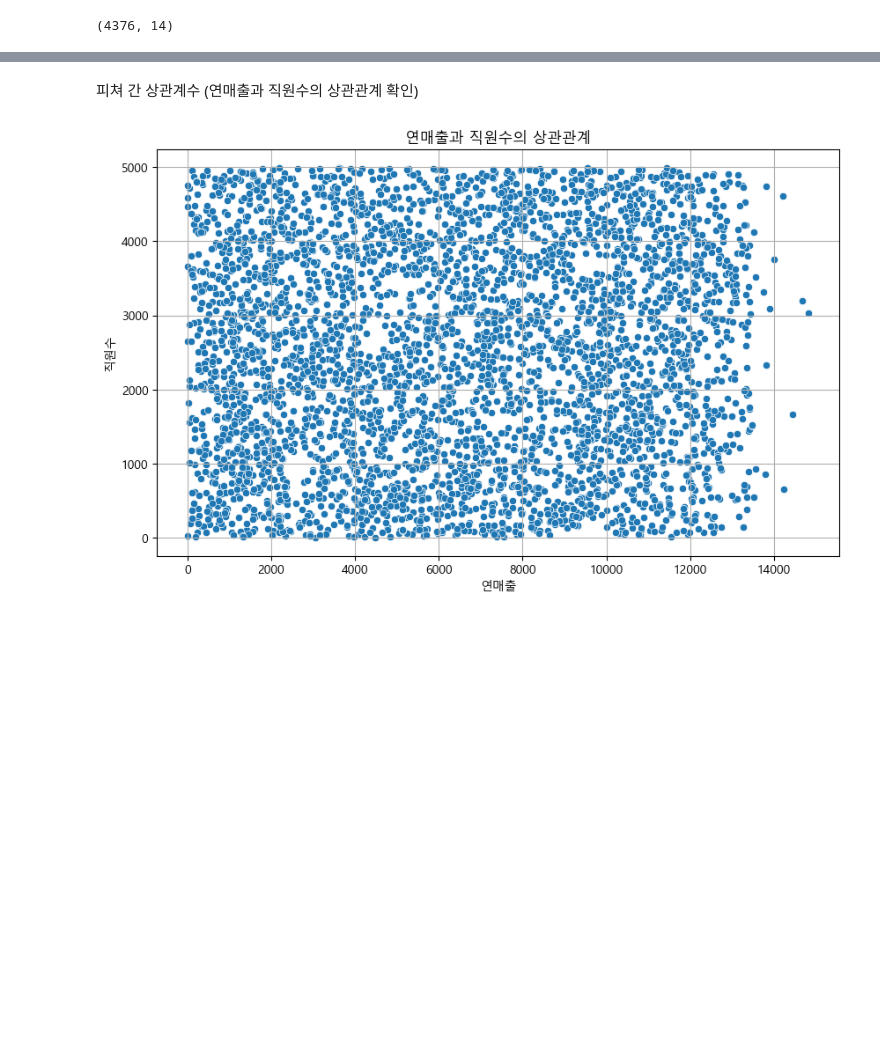
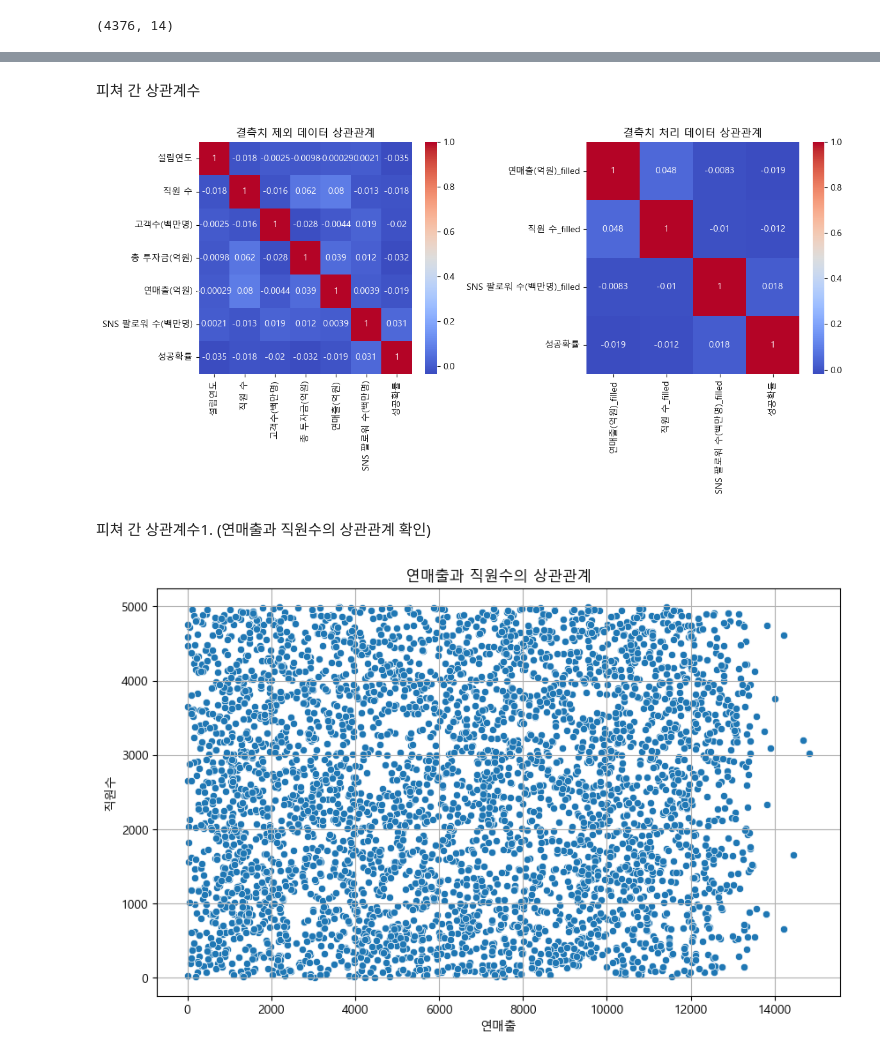
Before and after one commit to il-kwang/company_success, a Jupyter notebook: company_success.ipynb, the cells around one changed output, grey strips where cells are left out. Saved outputs shown, nothing was run; the diff lists cells and outputs as text; code cells hidden in the pictures; blank space fills up the shorter version.

```diff
--- a/company_success.ipynb
+++ b/company_success.ipynb
@@ -15,6 +15,7 @@ import platform
 import seaborn as sns
 from matplotlib import rc
 from scipy.stats import zscore
+import numpy as np
 if platform.system() == 'Windows':
     font_path = 'C:/Windows/Fonts/malgun.ttf'  # 맑은 고딕 폰트 경로
     font_name = fm.FontProperties(fname=font_path).get_name()
@@ -27,8 +28,9 @@ else:  # Linux
 # 데이터 확인 하기
 #files_in_parent = os.listdir(parent_dir)
 file_path = 'C:/Users/302/Documents/미래융합교육원/MLdata/probability_of_company_success/train.csv'
+home_file_path = 'C:/Users/user/OneDrive/문서/미래융합교육원/MLdata/company_success/train.csv'
 
-df = pd.read_csv(file_path)
+df = pd.read_csv(home_file_path)
 print(df.head())
 print(df.tail())
 # %% [output]
@@ -105,0 +110,10 @@ print(df.shape)
+# %%
+# 결측치 처리 (새로운 변수명으로 저장)
+df['연매출(억원)_filled'] = df['연매출(억원)'].fillna(df['연매출(억원)'].mean())
+df['직원 수_filled'] = df['직원 수'].fillna(df['직원 수'].mean())
+df['SNS 팔로워 수(백만명)_filled'] = df['SNS 팔로워 수(백만명)'].fillna(df['SNS 팔로워 수(백만명)'].mean())
+
+# 처리 결과 확인
+print(df[['연매출(억원)', '연매출(억원)_filled']].head())
+print(df[['직원 수', '직원 수_filled']].head())
+print(df[['SNS 팔로워 수(백만명)', 'SNS 팔로워 수(백만명)_filled']].head())
@@ -106,5 +139,40 @@ print(df.shape)
+# %% [markdown]
+피쳐 간 상관계수
+# %%
+# 1. 결측치가 있는 데이터를 제외한 데이터
+df_no_missing = df.dropna()
+
+# 숫자형 데이터만 선택
+df_no_missing_numeric = df_no_missing.select_dtypes(include=[np.number])
+
+# 2. 결측치를 처리한 데이터 (새로운 변수 사용)
+df_filled = df.copy()
+df_filled['연매출(억원)_filled'] = df['연매출(억원)'].fillna(df['연매출(억원)'].mean())
+df_filled['직원 수_filled'] = df['직원 수'].fillna(df['직원 수'].mean())
+df_filled['SNS 팔로워 수(백만명)_filled'] = df['SNS 팔로워 수(백만명)'].fillna(df['SNS 팔로워 수(백만명)'].mean())
+
+# 숫자형 데이터만 선택
+df_filled_numeric = df_filled[['연매출(억원)_filled', '직원 수_filled', 'SNS 팔로워 수(백만명)_filled', '성공확률']]
+
+# 3. 히트맵 시각화
+plt.figure(figsize=(12, 6))
+
+# (1) 결측치 제외 데이터 히트맵
+plt.subplot(1, 2, 1)
+sns.heatmap(df_no_missing_numeric.corr(), annot=True, cmap='coolwarm')
+plt.title("결측치 제외 데이터 상관관계")
+
+# (2) 결측치 처리 데이터 히트맵
+plt.subplot(1, 2, 2)
+sns.heatmap(df_filled_numeric.corr(), annot=True, cmap='coolwarm')
+plt.title("결측치 처리 데이터 상관관계")
+
+plt.tight_layout()
+plt.show()
+# %% [output]
+[figure, added]
 # %% [markdown]
-피쳐 간 상관계수 (연매출과 직원수의 상관관계 확인)
+피쳐 간 상관계수1. (연매출과 직원수의 상관관계 확인)
 # %%
 # 연매출과 직원수의 상관관계 시각화
 plt.figure(figsize=(10, 6))
```
Also changed, not shown: parts of 4 cells of this notebook.
